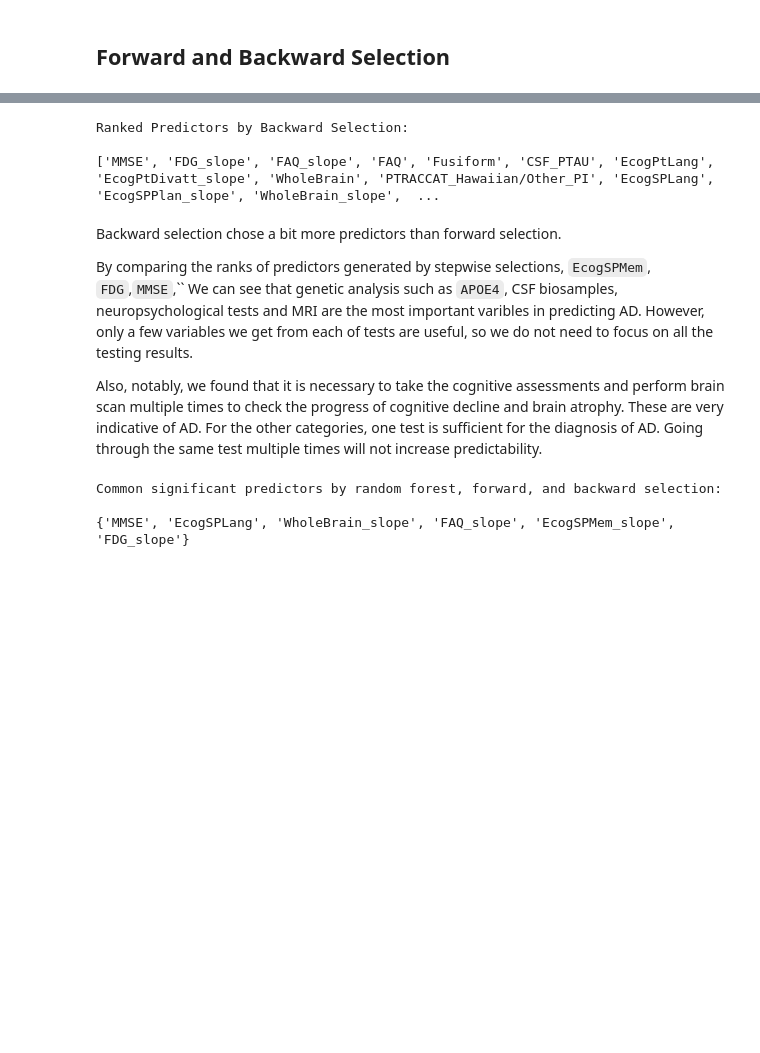
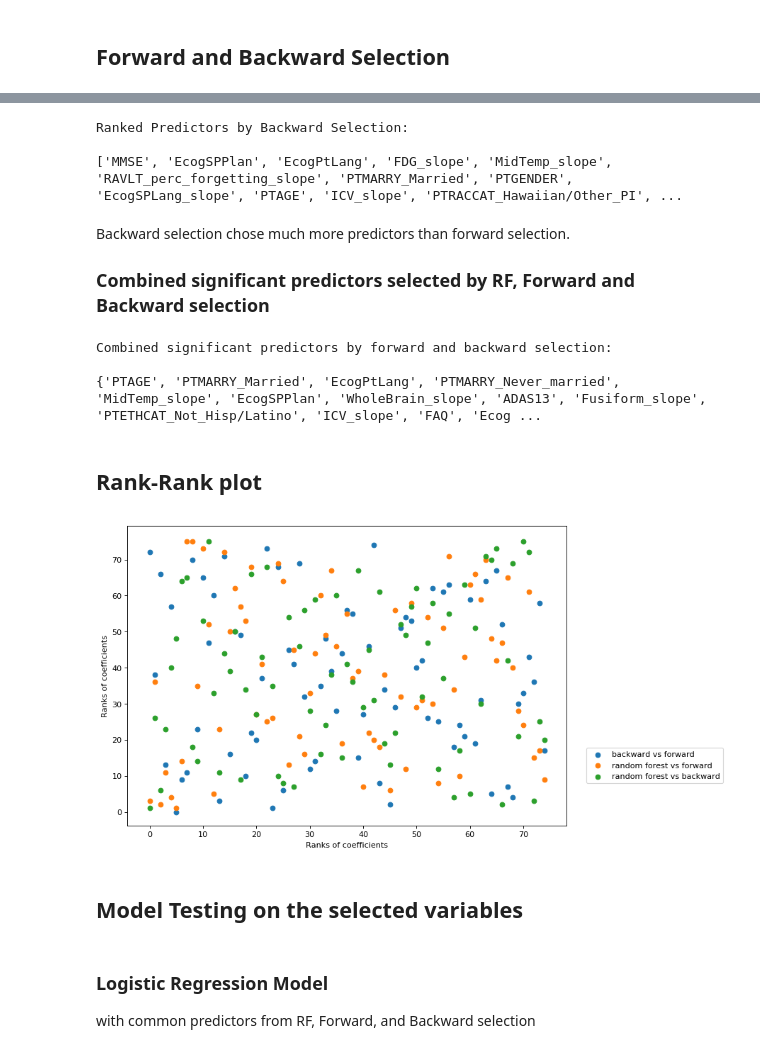
Before and after one commit to shuxiangru/AC209A_Alzheimers, a Jupyter notebook: notebooks/Variable Selections and Significance of Predictors.ipynb, the cells around one changed output, grey strips where cells are left out. Cells and saved outputs as stored; diff of their text form; code cells hidden in the pictures; blank space fills up the shorter version.

Commit message:
FINAL of Variable Selection

```diff
--- a/notebooks/Variable Selections and Significance of Predictors.ipynb
+++ b/notebooks/Variable Selections and Significance of Predictors.ipynb
@@ -66,5 +66,5 @@ We found this result a bit doubtful because no brain imaging tests are picked as
 # %%
-rf_best = RandomForestClassifier(n_estimators=16, max_depth=8,random_state=9001)
+rf_best = RandomForestClassifier(n_estimators=32, max_depth=12,random_state=9001)
 rf_best.fit(X_train, y_train)
 imp_features = np.array(X_train.columns)[rf_best.feature_importances_!=0]
 print("The most important {} features:".format(len(imp_features)))
@@ -166,13 +150,11 @@ def step_forwards_backwards(direction='forward'):
             if len(possible_predictors) == 0:
                 break
 
+            cv_fold = KFold(n_splits=3, shuffle=True, random_state=9001)
             for predictor in possible_predictors:
-                cv_fold = KFold(n_splits=3, shuffle=True, random_state=9001)
                 x_temp = np.concatenate([X, X_train[predictor].values.reshape(-1,1)], axis=1)
-                rf = RandomForestClassifier(n_estimators=16, max_depth=8,random_state=9001)
-                #rf.fit(x_temp, y_train)
-                scores = max(cross_val_score(rf, x_temp, y_train, cv=cv_fold))
-                #scores = rf.cross_val_score(x_temp, y_train)
+                rf = RandomForestClassifier(n_estimators=32, max_depth=12,random_state=9001)
+                scores = np.mean(cross_val_score(rf, x_temp, y_train, cv=cv_fold))
                 possible_scores.append(scores)
 
             best_predictor_ix = np.argmax(possible_scores)
@@ -196,17 +178,15 @@ def step_forwards_backwards(direction='forward'):
 
             if len(possible_predictors) == 0:
                 break
+            cv_fold = KFold(n_splits=3, shuffle=True, random_state=9001)
+            for predictor in possible_predictors:
 
-            for predictor in possible_predictors:
-                cv_fold = KFold(n_splits=3, shuffle=True, random_state=9001)
                 X = np.concatenate([np.ones(n).reshape(-1,1),
                                     X_train[list(selected_predictors - set([predictor]))].values],
                                    axis=1)
                 if(X.shape[1] != 0):
-                    rf = RandomForestClassifier(n_estimators=16, max_depth=8,random_state=9001)
-                    #rf.fit(X, y_train)
-                    scores = max(cross_val_score(rf, X, y_train, cv=cv_fold))
-                    #scores = rf.cross_val_score(x_temp, y_train)
+                    rf = RandomForestClassifier(n_estimators=32, max_depth=12,random_state=9001)
+                    scores = np.mean(cross_val_score(rf, X, y_train, cv=cv_fold))
                     possible_scores.append(scores)
 
             best_predictor_ix = np.argmax(possible_scores)
@@ -262,22 +244,46 @@ print(ranked_x_backward)
 # %% [output]
 Ranked Predictors by Backward Selection:
 
-['MMSE', 'FDG_slope', 'FAQ_slope', 'FAQ', 'Fusiform', 'CSF_PTAU', 'EcogPtLang', 'EcogPtDivatt_slope', 'WholeBrain', 'PTRACCAT_Hawaiian/Other_PI', 'EcogSPLang', 'EcogSPPlan_slope', 'WholeBrain_slope',  ...
+['MMSE', 'EcogSPPlan', 'EcogPtLang', 'FDG_slope', 'MidTemp_slope', 'RAVLT_perc_forgetting_slope', 'PTMARRY_Married', 'PTGENDER', 'EcogSPLang_slope', 'PTAGE', 'ICV_slope', 'PTRACCAT_Hawaiian/Other_PI', ...
-# %% [markdown]
-Backward selection chose a bit more predictors than forward selection.
-
-By comparing the ranks of predictors generated by stepwise selections, `EcogSPMem`, `FDG`,`MMSE`,``
-We can see that genetic analysis such as `APOE4`, CSF biosamples, neuropsychological tests and MRI are the most important varibles in predicting AD. However, only a few variables we get from each of tests are useful, so we do not need to focus on all the testing results.
-
-Also, notably, we found that it is necessary to take the cognitive assessments and perform brain scan multiple times to check the progress of cognitive decline and brain atrophy. These are very indicative of AD. For the other categories, one test is sufficient for the diagnosis of AD. Going through the same test multiple times will not increase predictability.
+# %% [markdown]
+Backward selection chose much more predictors than forward selection.
+
+
+
+### Combined significant predictors selected by RF, Forward and Backward selection
 # %%
 forward = set(predictors_forward)
 backward = set(predictors_backward)
-inter_f_b = forward.intersection(backward)
-inter_f_b_rf = inter_f_b.intersection(imp_features)
-print('Common significant predictors by random forest, forward, and backward selection:\n')
-print(inter_f_b_rf)
+inter_f_b = forward.union(backward)
+print('Combined significant predictors by forward and backward selection:\n')
+print(inter_f_b)
 # %% [output]
-Common significant predictors by random forest, forward, and backward selection:
+Combined significant predictors by forward and backward selection:
 
-{'MMSE', 'EcogSPLang', 'WholeBrain_slope', 'FAQ_slope', 'EcogSPMem_slope', 'FDG_slope'}
+{'PTAGE', 'PTMARRY_Married', 'EcogPtLang', 'PTMARRY_Never_married', 'MidTemp_slope', 'EcogSPPlan', 'WholeBrain_slope', 'ADAS13', 'Fusiform_slope', 'PTETHCAT_Not_Hisp/Latino', 'ICV_slope', 'FAQ', 'Ecog ...
+# %% [markdown]
+## Rank-Rank plot
+# %%
+import matplotlib.pyplot as plt
+from sklearn.linear_model import LinearRegression
+
+
+fig=plt.figure(figsize=(10, 7), dpi= 80, facecolor='w', edgecolor='k')
+#ax1 = fig.add_subplot(111)
+plt.scatter(ranks_f,ranks_b,label='backward vs forward')
+plt.scatter(ranks_f,ranks_rf,label='random forest vs forward')
+plt.scatter(ranks_b,ranks_rf,label='random forest vs backward')
+
+
+#plt.plot(ranks_f,ranks_b,label='backward vs forward',alpha=0.2)
+#plt.plot(ranks_f,ranks_rf,label='random forest vs forward',alpha=0.2)
+#plt.plot(ranks_b,ranks_rf,label='random forest vs backward',alpha=0.2)
+
+plt.legend(loc='center', bbox_to_anchor=(1.2, 0.2), ncol=1)
+plt.xlabel('Ranks of coefficients')
+plt.ylabel('Ranks of coefficients')
+plt.show()
+# %% [output]
+[figure, added]
+# %% [markdown]
+## Model Testing on the selected variables
@@ -283,0 +308,3 @@ Common significant predictors by random forest, forward, and backward selection:
+# %% [markdown]
+### Logistic Regression Model
+with common predictors from RF, Forward, and Backward selection
```
Also changed, not shown: parts of 28 cells of this notebook.
